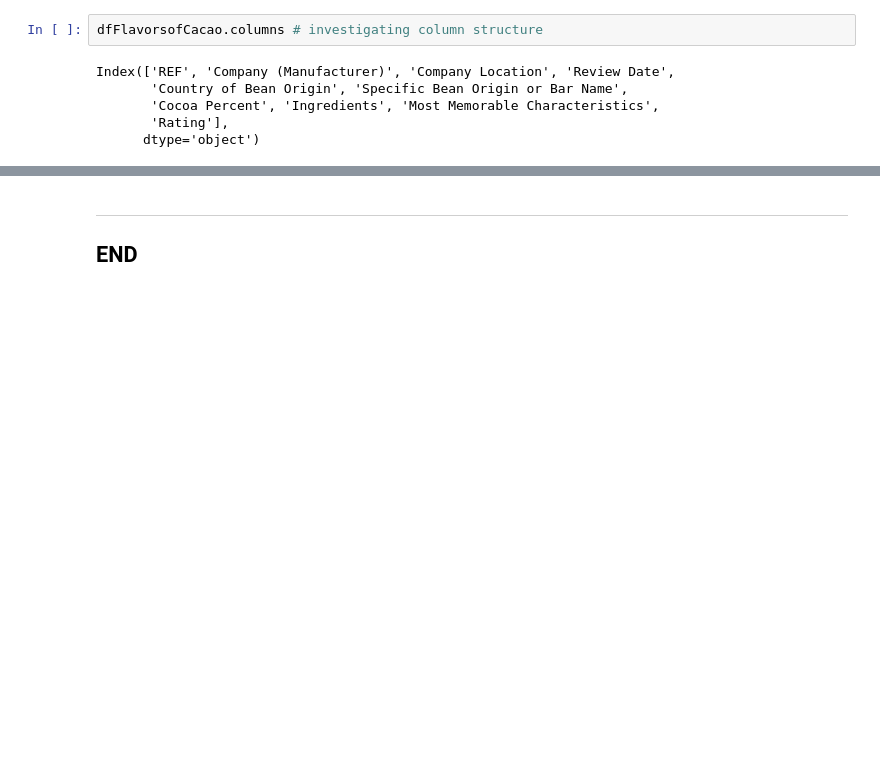
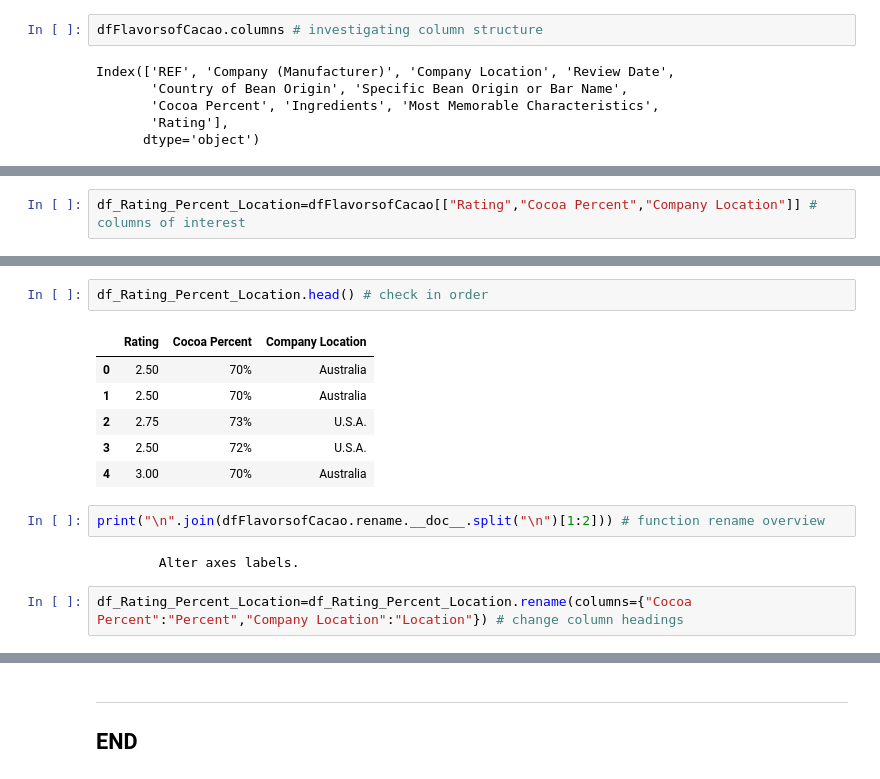
Before and after one commit to SeanOhAileasa/mls-scikit-learn-scipy-stats, a Jupyter notebook: scipy-stats.ipynb, the cells around one changed output, grey strips where cells are left out. Saved outputs shown, nothing was run; the diff lists cells and outputs as text; blank space fills up the shorter version.

```diff
--- a/scipy-stats.ipynb
+++ b/scipy-stats.ipynb
@@ -1706,0 +1763,2 @@ Index(['REF', 'Company (Manufacturer)', 'Company Location', 'Review Date',
+# %%
+df_Rating_Percent_Location=dfFlavorsofCacao[["Rating","Cocoa Percent","Company Location"]] # columns of interest
@@ -1706,0 +1773,15 @@ Index(['REF', 'Company (Manufacturer)', 'Company Location', 'Review Date',
+# %%
+df_Rating_Percent_Location.head() # check in order
+# %% [output]
+|  | Rating | Cocoa Percent | Company Location |
+| 0 | 2.50 | 70% | Australia |
+| 1 | 2.50 | 70% | Australia |
+| 2 | 2.75 | 73% | U.S.A. |
+| 3 | 2.50 | 72% | U.S.A. |
+| 4 | 3.00 | 70% | Australia |
+# %%
+print("\n".join(dfFlavorsofCacao.rename.__doc__.split("\n")[1:2])) # function rename overview
+# %% [output]
+        Alter axes labels.
+# %%
+df_Rating_Percent_Location=df_Rating_Percent_Location.rename(columns={"Cocoa Percent":"Percent","Company Location":"Location"}) # change column headings
```
Also changed, not shown: parts of 75 cells of this notebook, 2 other files.
